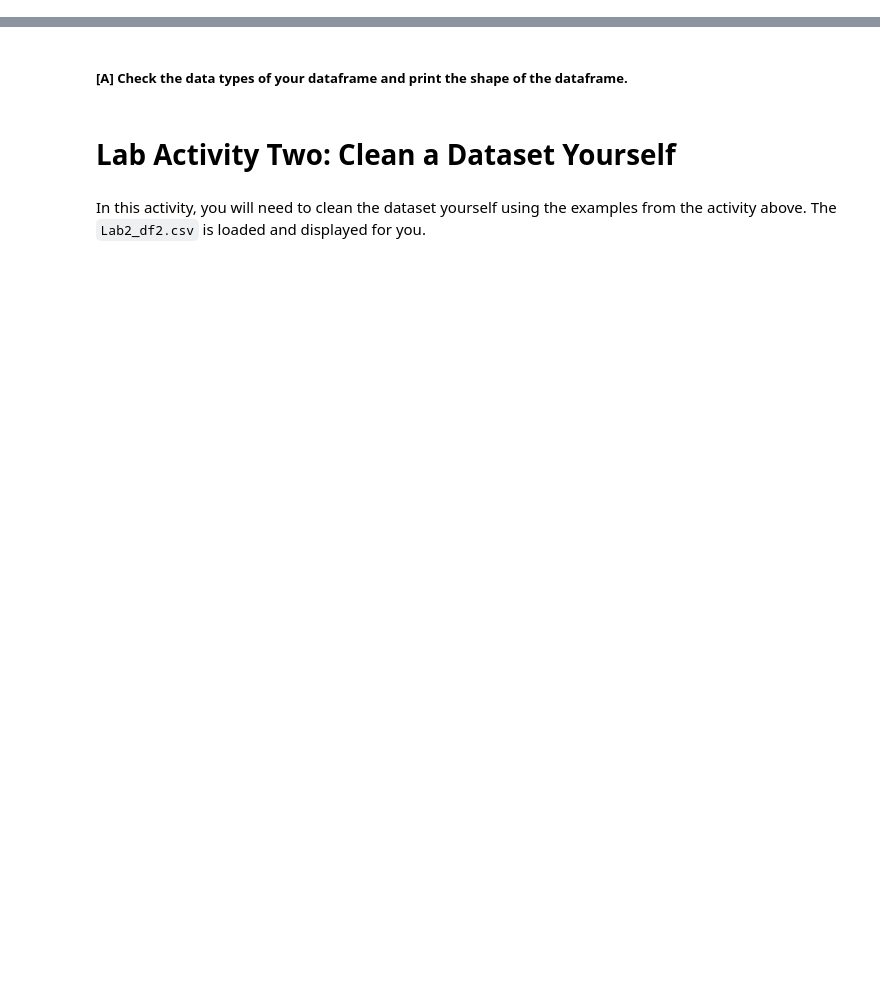
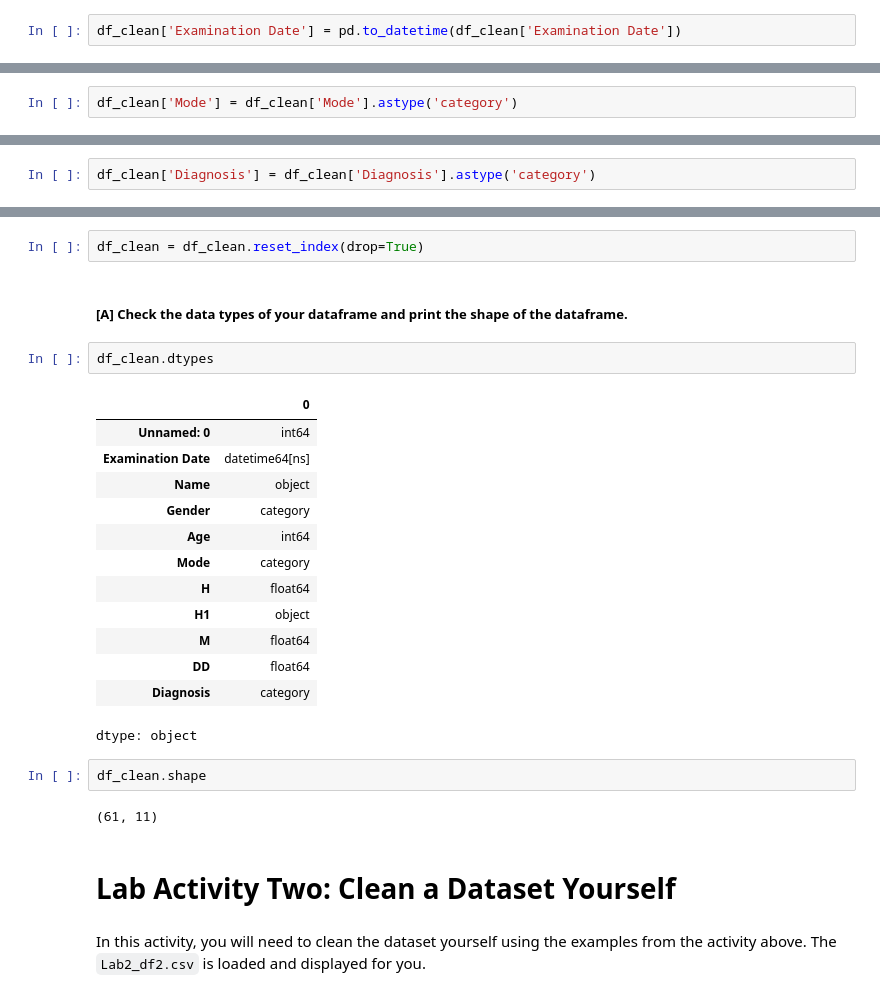
Before and after one commit to ChiomaUU/CMPT2400, a Jupyter notebook: EDA_Lab_2_(Students).ipynb, the cells around one changed output, grey strips where cells are left out. Saved outputs shown, nothing was run; the diff lists cells and outputs as text; blank space fills up the shorter version.

```diff
--- a/EDA_Lab_2_(Students).ipynb
+++ b/EDA_Lab_2_(Students).ipynb
@@ -60,4 +120,6 @@ Check the 'Gender' column again
 # %% [markdown]
 ##### [A] Convert `'Examination date'` column to `datetime` type.
+# %%
+df_clean['Examination Date'] = pd.to_datetime(df_clean['Examination Date'])
 # %%
 df_clean.dtypes
@@ -72,7 +162,11 @@ df_clean.dtypes
 # %% [markdown]
 ##### [A] Replicate how we changed the gender column to categorical but this time for the `'Mode'` column.
+# %%
+df_clean['Mode'] = df_clean['Mode'].astype('category')
 # %% [markdown]
 ##### [A] Again, change the `'Diagnosis'` column to categorical replicating above the example above.
+# %%
+df_clean['Diagnosis'] = df_clean['Diagnosis'].astype('category')
 # %% [markdown]
 ### Duplicate Entries
 - Duplicate entities in a dataset is not good to have as it  can use overfit and is redundant information
@@ -95,8 +218,30 @@ df_clean
 # %% [markdown]
 ##### [A] Once you delete a row in your dataset the index of that row is also deleted. Reset the index of the dataset so it in proper order.
 > Hint: use the `dataframe.reset_index` function and set the drop parameter to `True`.
+# %%
+df_clean = df_clean.reset_index(drop=True)
 # %% [markdown]
 ##### [A] Check the data types of your dataframe and print the shape of the dataframe.
+# %%
+df_clean.dtypes
+# %% [output]
+|  | 0 |
+| Unnamed: 0 | int64 |
+| Examination Date | datetime64[ns] |
+| Name | object |
+| Gender | category |
+| Age | int64 |
+| Mode | category |
+| H | float64 |
+| H1 | object |
+| M | float64 |
+| DD | float64 |
+| Diagnosis | category |
+dtype: object
+# %%
+df_clean.shape
+# %% [output]
+(61, 11)
 # %% [markdown]
 # Lab Activity Two: Clean a Dataset Yourself
 # %% [markdown]
```
Also changed, not shown: parts of 28 cells of this notebook.
